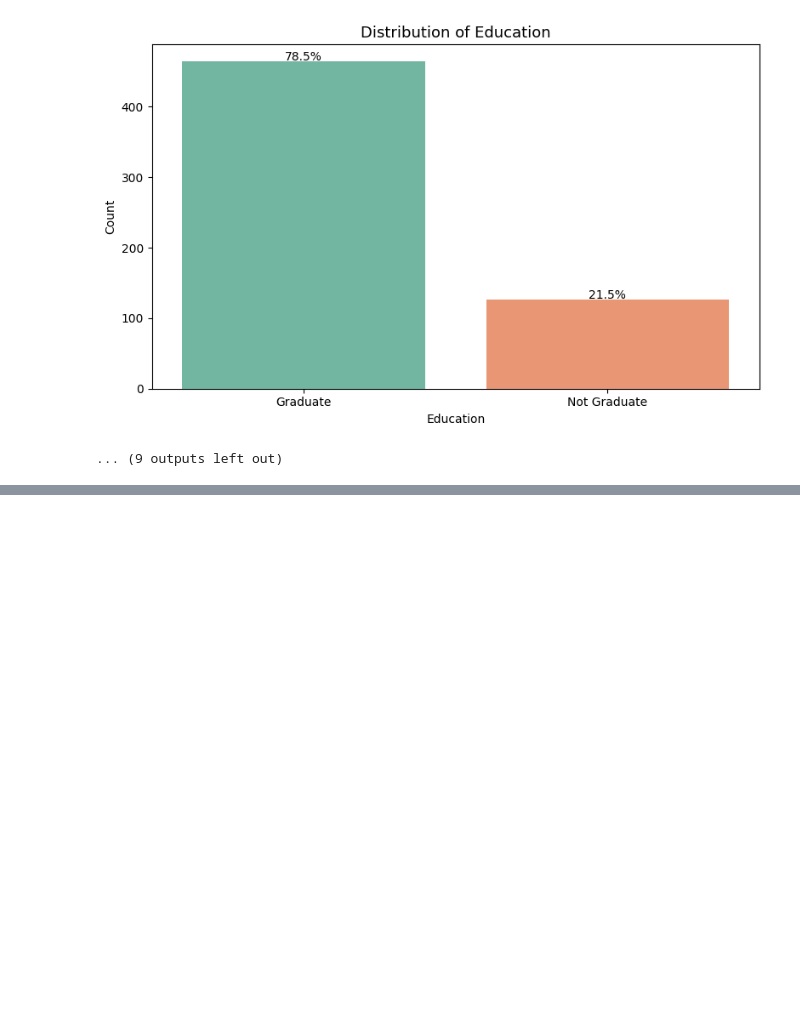
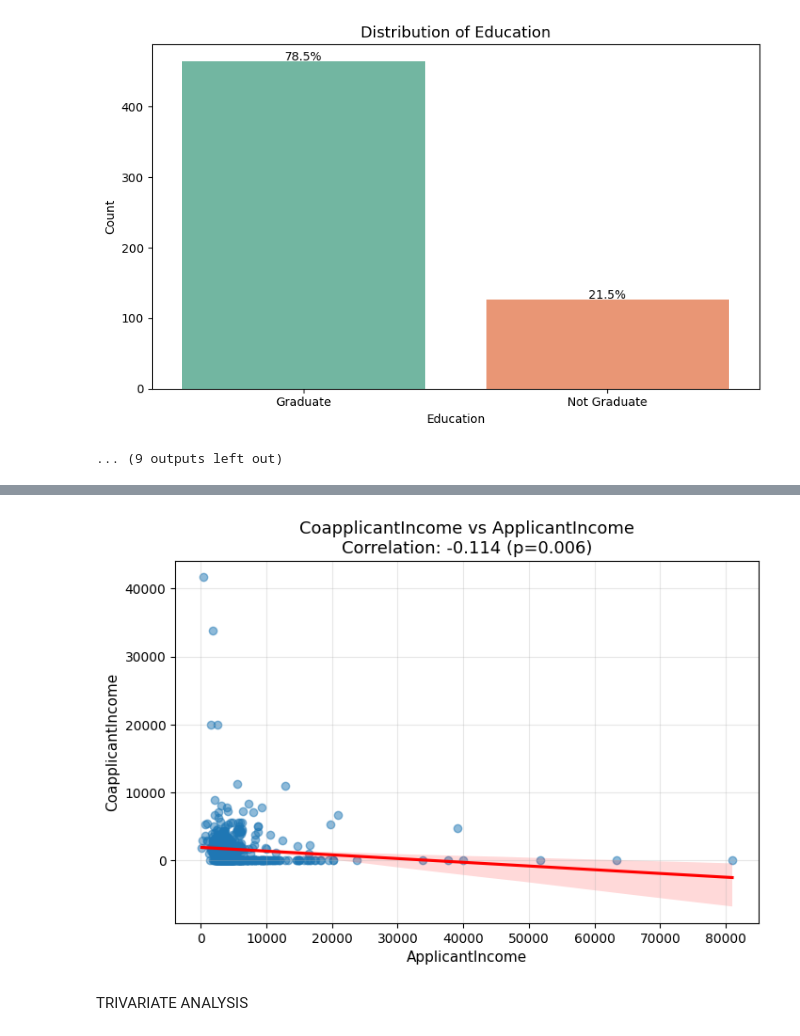
Before and after one commit to Osisami00/AI_Engr, a Jupyter notebook: My_Task/week_12/task25.ipynb, the cells around one changed output, grey strips where cells are left out. Saved outputs shown, nothing was run; the diff lists cells and outputs as text; code cells hidden in the pictures; blank space fills up the shorter version.

```diff
--- a/My_Task/week_12/task25.ipynb
+++ b/My_Task/week_12/task25.ipynb
@@ -720,0 +823,7 @@ Passing `palette` without assigning `hue` is deprecated and will be removed in v
+# %%
+
+numeric_bivariate_plot(df, 'ApplicantIncome', 'CoapplicantIncome')
+# %% [output]
+[figure, added]
+# %% [markdown]
+TRIVARIATE ANALYSIS
```
Also changed, not shown: parts of 12 cells of this notebook.
